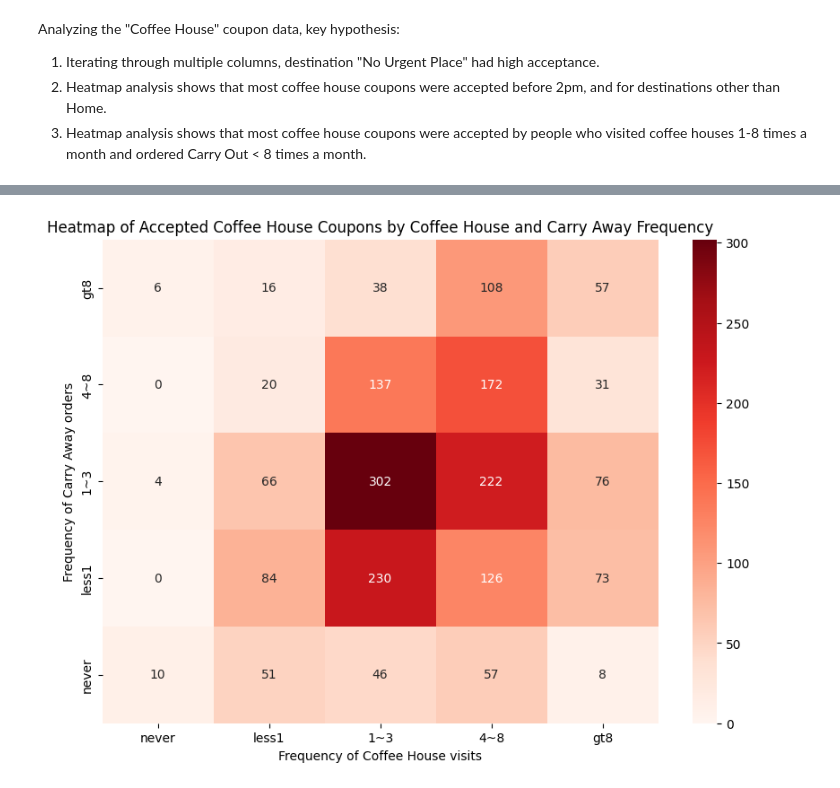
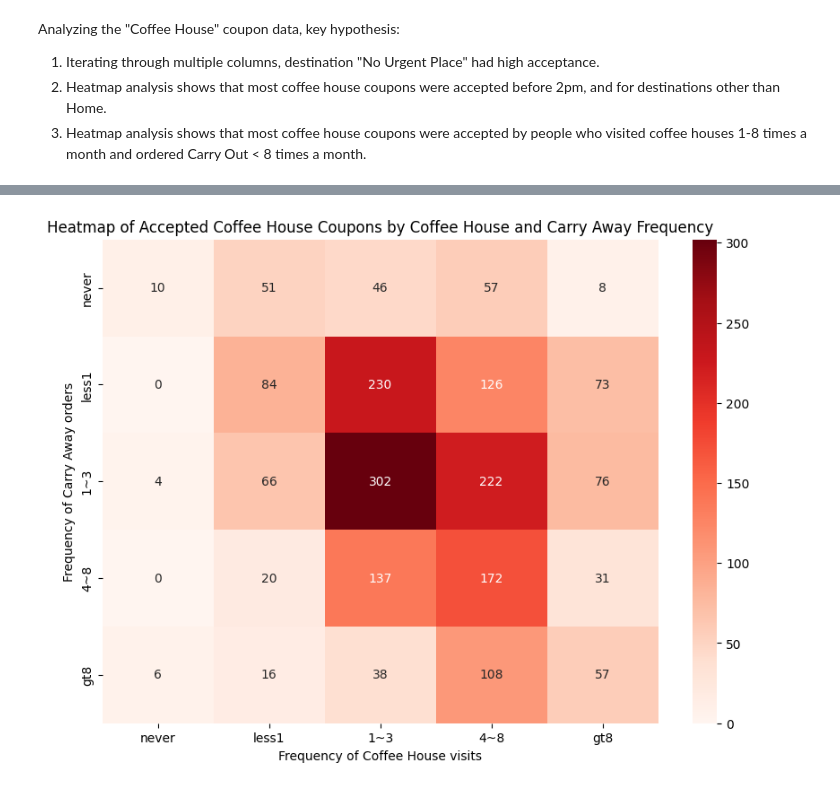
Before and after one commit to kunalkapur1/UCB, a Jupyter notebook: Module5/CouponAnalysis.ipynb, the cells around one changed output, grey strips where cells are left out. Cells and saved outputs as stored; diff of their text form; code cells hidden in the pictures.

```diff
--- a/Module5/CouponAnalysis.ipynb
+++ b/Module5/CouponAnalysis.ipynb
@@ -439,28 +457,29 @@ plt.show()
 # %%
 # Further Heatmap analysis of Coffee House visit and Carry-Away frequency
 
 # Filter data for Coffee House coupons analysis
 coffeehouse_accepted_data = data[(data['coupon'] == 'Coffee House') & (data['Y'] == 1)].copy()
 
 # Setup to order the data
 frequency_order_asc = ['never', 'less1', '1~3', '4~8', 'gt8']
 coffeehouse_accepted_data['CoffeeHouse'] = pd.Categorical(coffeehouse_accepted_data['CoffeeHouse'], categories=frequency_order_asc, ordered=True)
 coffeehouse_accepted_data['CarryAway'] = pd.Categorical(coffeehouse_accepted_data['CarryAway'], categories=frequency_order_asc, ordered=True)
 
 
 # Group by CoffeeHouse, CarryAway
-coffeehouse_carryaway_counts = coffeehouse_accepted_data.groupby(['CoffeeHouse', 'CarryAway']).size().unstack(fill_value=0)
+coffeehouse_carryaway_counts = coffeehouse_accepted_data.groupby(['CoffeeHouse', 'CarryAway'], observed=False).size().unstack(fill_value=0)
 
 # Reindex the DataFrame to ensure the desired order for the y-axis
-coffeehouse_carryaway_counts = coffeehouse_carryaway_counts.reindex(index=frequency_order)
+# coffeehouse_carryaway_counts = coffeehouse_carryaway_counts.reindex(index=frequency_order_asc, level=0)
+# coffeehouse_carryaway_counts = coffeehouse_carryaway_counts.reindex(columns=frequency_order_asc, level=1)
 
 
 # Create the heatmap
 plt.figure(figsize=(10, 7))
 sns.heatmap(coffeehouse_carryaway_counts, annot=True, fmt='d', cmap='Reds')
 plt.title('Heatmap of Accepted Coffee House Coupons by Coffee House and Carry Away Frequency')
 plt.xlabel('Frequency of Coffee House visits')
 plt.ylabel('Frequency of Carry Away orders')
 plt.show()
 # %% [output]
-[figure, old version]
+[figure, new version]
```
Also changed, not shown: parts of 8 cells of this notebook.
